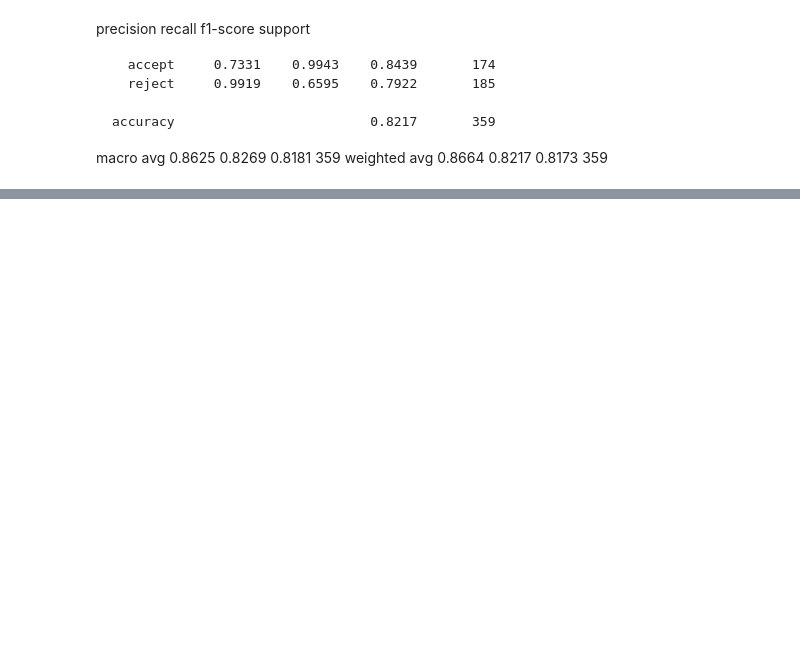
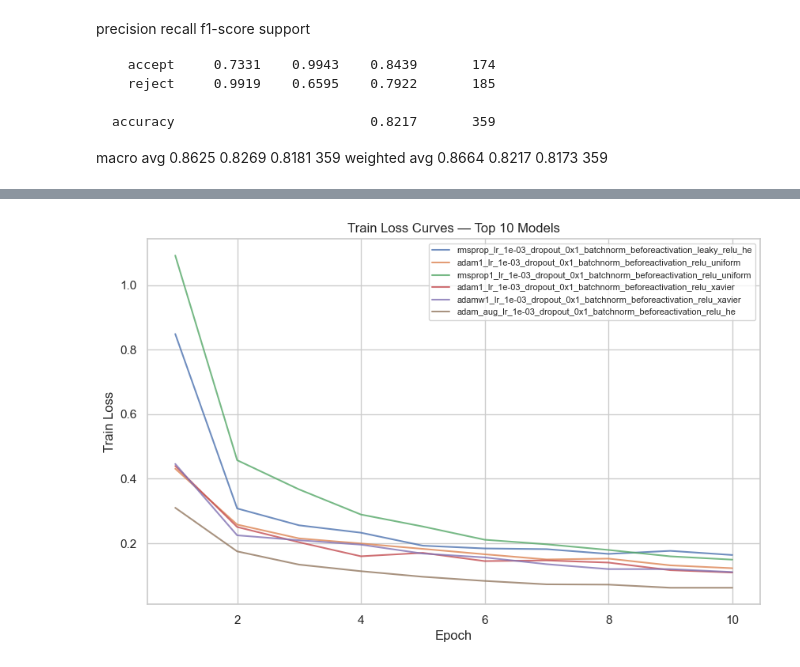
Before and after one commit to Valentine-456/VoiceRecognition, a Jupyter notebook: notebooks/results.ipynb, the cells around one changed output, grey strips where cells are left out. Cells and saved outputs as stored; diff of their text form; code cells hidden in the pictures; blank space fills up the shorter version.

```diff
--- a/notebooks/results.ipynb
+++ b/notebooks/results.ipynb
@@ -51,0 +241,21 @@ weighted avg     0.8664    0.8217    0.8173       359
+# %%
+plt.figure(figsize=(10, 6))
+
+for model_name in top10_epochs["model_name"].unique():
+    model_epochs = top10_epochs[top10_epochs["model_name"] == model_name]
+
+    plt.plot(
+        model_epochs["epoch"],
+        model_epochs["train_loss"],
+        label=model_name.replace("_weights.pth", ""),
+        alpha=0.8
+    )
+
+plt.xlabel("Epoch")
+plt.ylabel("Train Loss")
+plt.title("Train Loss Curves — Top 10 Models")
+plt.legend(fontsize=8)
+plt.grid(True)
+plt.show()
+# %% [output]
+[figure, added]
```
Also changed, not shown: parts of 15 cells of this notebook, 19 other files.
